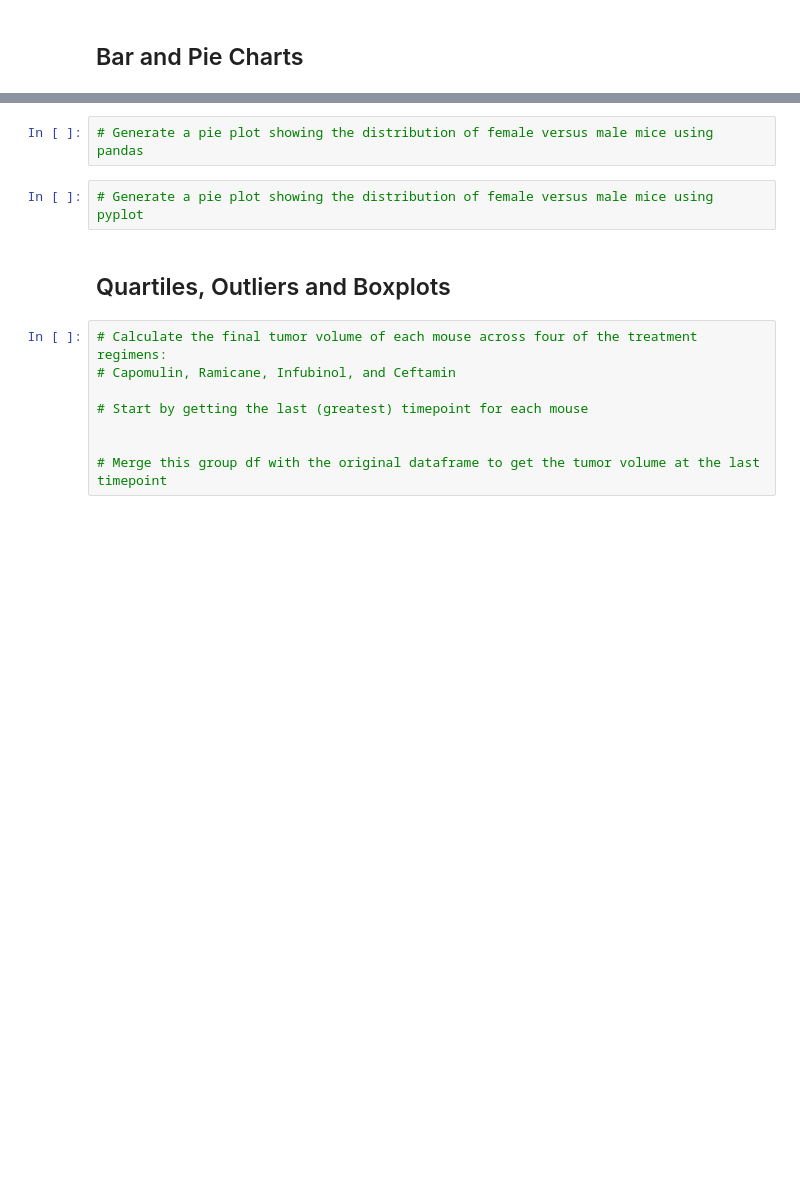
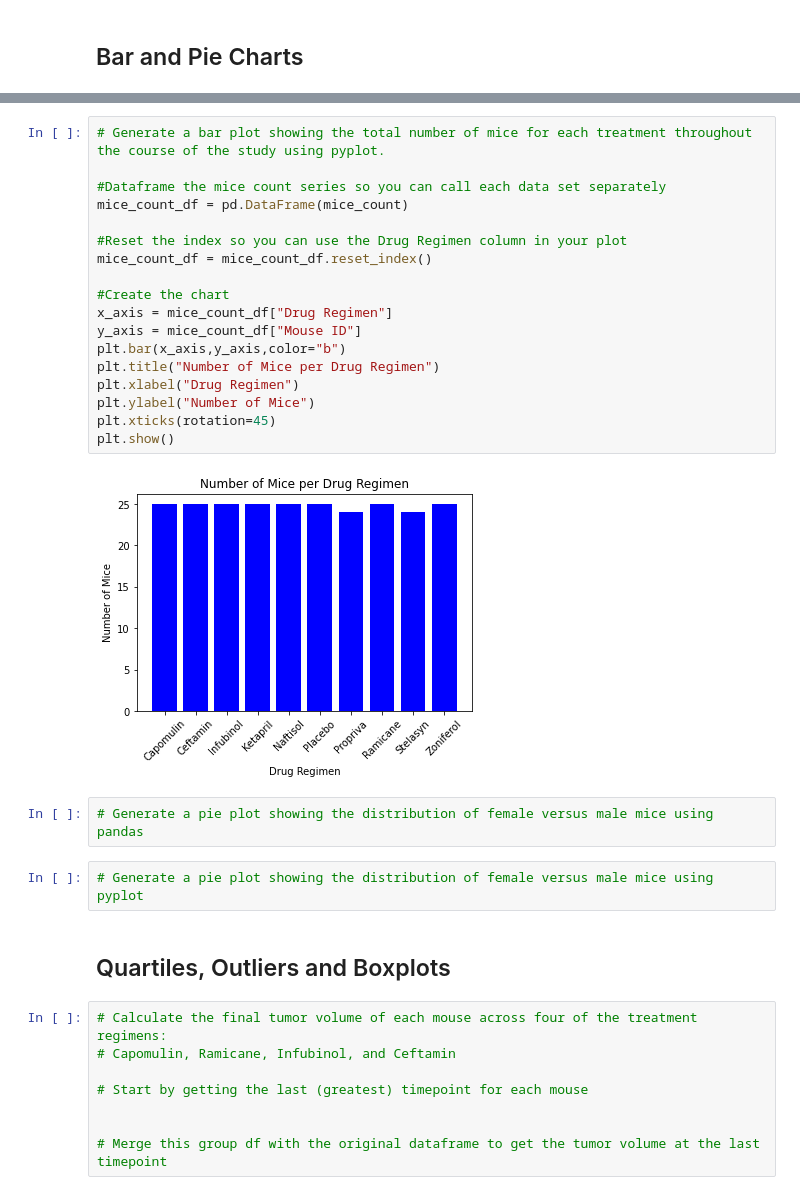
Before and after one commit to msullivan987/MatPlotLib_Challenge, a Jupyter notebook: pymaceuticals_starter.ipynb, the cells around one changed output, grey strips where cells are left out. Saved outputs shown, nothing was run; the diff lists cells and outputs as text; blank space fills up the shorter version.

```diff
--- a/pymaceuticals_starter.ipynb
+++ b/pymaceuticals_starter.ipynb
@@ -127,3 +153,23 @@ summary_groupby_df
+# %%
+# Generate a bar plot showing the total number of mice for each treatment throughout the course of the study using pyplot.
+
+#Dataframe the mice count series so you can call each data set separately
+mice_count_df = pd.DataFrame(mice_count)
+
+#Reset the index so you can use the Drug Regimen column in your plot
+mice_count_df = mice_count_df.reset_index()
+
+#Create the chart
+x_axis = mice_count_df["Drug Regimen"]
+y_axis = mice_count_df["Mouse ID"]
+plt.bar(x_axis,y_axis,color="b")
+plt.title("Number of Mice per Drug Regimen")
+plt.xlabel("Drug Regimen")
+plt.ylabel("Number of Mice")
+plt.xticks(rotation=45)
+plt.show()
+# %% [output]
+[figure, added]
 # %%
 # Generate a pie plot showing the distribution of female versus male mice using pandas
 # %%
```
Also changed, not shown: parts of 5 cells of this notebook.
